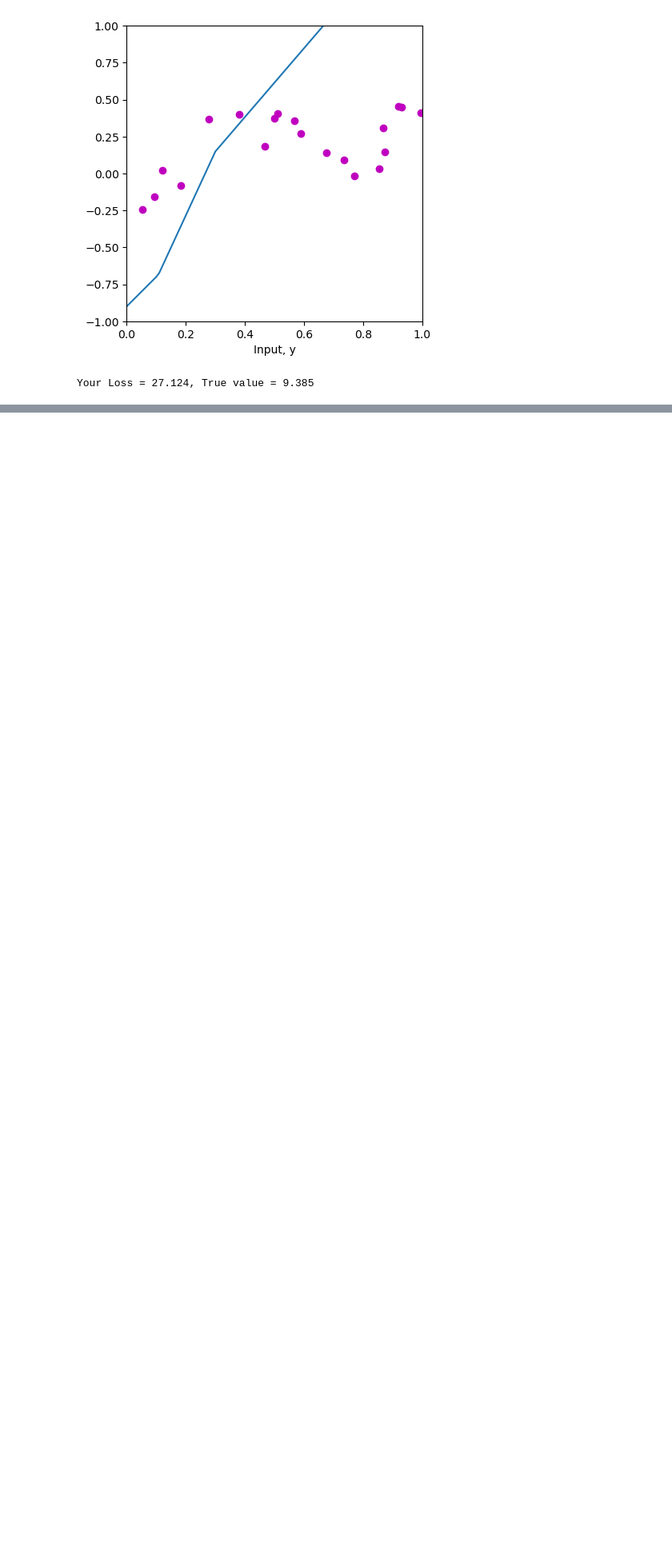
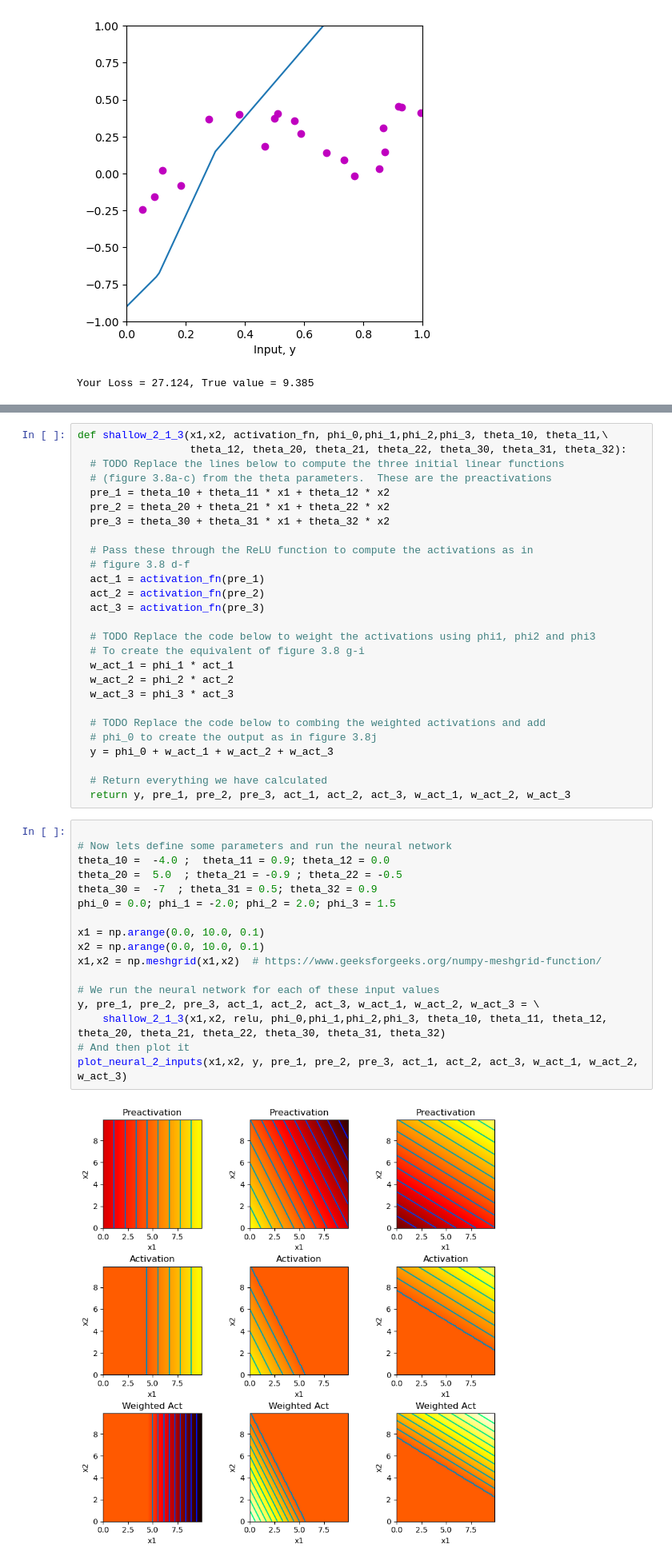
Before and after one commit to demirbey05/ML-Notebook, a Jupyter notebook: numpy/MLP.ipynb, the cells around one changed output, grey strips where cells are left out. Shown at 80% size. Cells and saved outputs as stored; diff of their text form; blank space fills up the shorter version.

Commit message:
dnn shallow comparison

```diff
--- a/numpy/MLP.ipynb
+++ b/numpy/MLP.ipynb
@@ -245,0 +278,46 @@ Your Loss = 27.124, True value = 9.385
+# %%
+def shallow_2_1_3(x1,x2, activation_fn, phi_0,phi_1,phi_2,phi_3, theta_10, theta_11,\
+                  theta_12, theta_20, theta_21, theta_22, theta_30, theta_31, theta_32):
+  # TODO Replace the lines below to compute the three initial linear functions
+  # (figure 3.8a-c) from the theta parameters.  These are the preactivations
+  pre_1 = theta_10 + theta_11 * x1 + theta_12 * x2
+  pre_2 = theta_20 + theta_21 * x1 + theta_22 * x2
+  pre_3 = theta_30 + theta_31 * x1 + theta_32 * x2
+
+  # Pass these through the ReLU function to compute the activations as in
+  # figure 3.8 d-f
+  act_1 = activation_fn(pre_1)
+  act_2 = activation_fn(pre_2)
+  act_3 = activation_fn(pre_3)
+
+  # TODO Replace the code below to weight the activations using phi1, phi2 and phi3
+  # To create the equivalent of figure 3.8 g-i
+  w_act_1 = phi_1 * act_1
+  w_act_2 = phi_2 * act_2
+  w_act_3 = phi_3 * act_3
+
+  # TODO Replace the code below to combing the weighted activations and add
+  # phi_0 to create the output as in figure 3.8j
+  y = phi_0 + w_act_1 + w_act_2 + w_act_3
+
+  # Return everything we have calculated
+  return y, pre_1, pre_2, pre_3, act_1, act_2, act_3, w_act_1, w_act_2, w_act_3
+# %%
+
+# Now lets define some parameters and run the neural network
+theta_10 =  -4.0 ;  theta_11 = 0.9; theta_12 = 0.0
+theta_20 =  5.0  ; theta_21 = -0.9 ; theta_22 = -0.5
+theta_30 =  -7  ; theta_31 = 0.5; theta_32 = 0.9
+phi_0 = 0.0; phi_1 = -2.0; phi_2 = 2.0; phi_3 = 1.5
+
+x1 = np.arange(0.0, 10.0, 0.1)
+x2 = np.arange(0.0, 10.0, 0.1)
+x1,x2 = np.meshgrid(x1,x2)  # https://www.geeksforgeeks.org/numpy-meshgrid-function/
+
+# We run the neural network for each of these input values
+y, pre_1, pre_2, pre_3, act_1, act_2, act_3, w_act_1, w_act_2, w_act_3 = \
+    shallow_2_1_3(x1,x2, relu, phi_0,phi_1,phi_2,phi_3, theta_10, theta_11, theta_12, theta_20, theta_21, theta_22, theta_30, theta_31, theta_32)
+# And then plot it
+plot_neural_2_inputs(x1,x2, y, pre_1, pre_2, pre_3, act_1, act_2, act_3, w_act_1, w_act_2, w_act_3)
+# %% [output]
+[figure, added]
```
Also changed, not shown: parts of 5 cells of this notebook, 1 other file.
